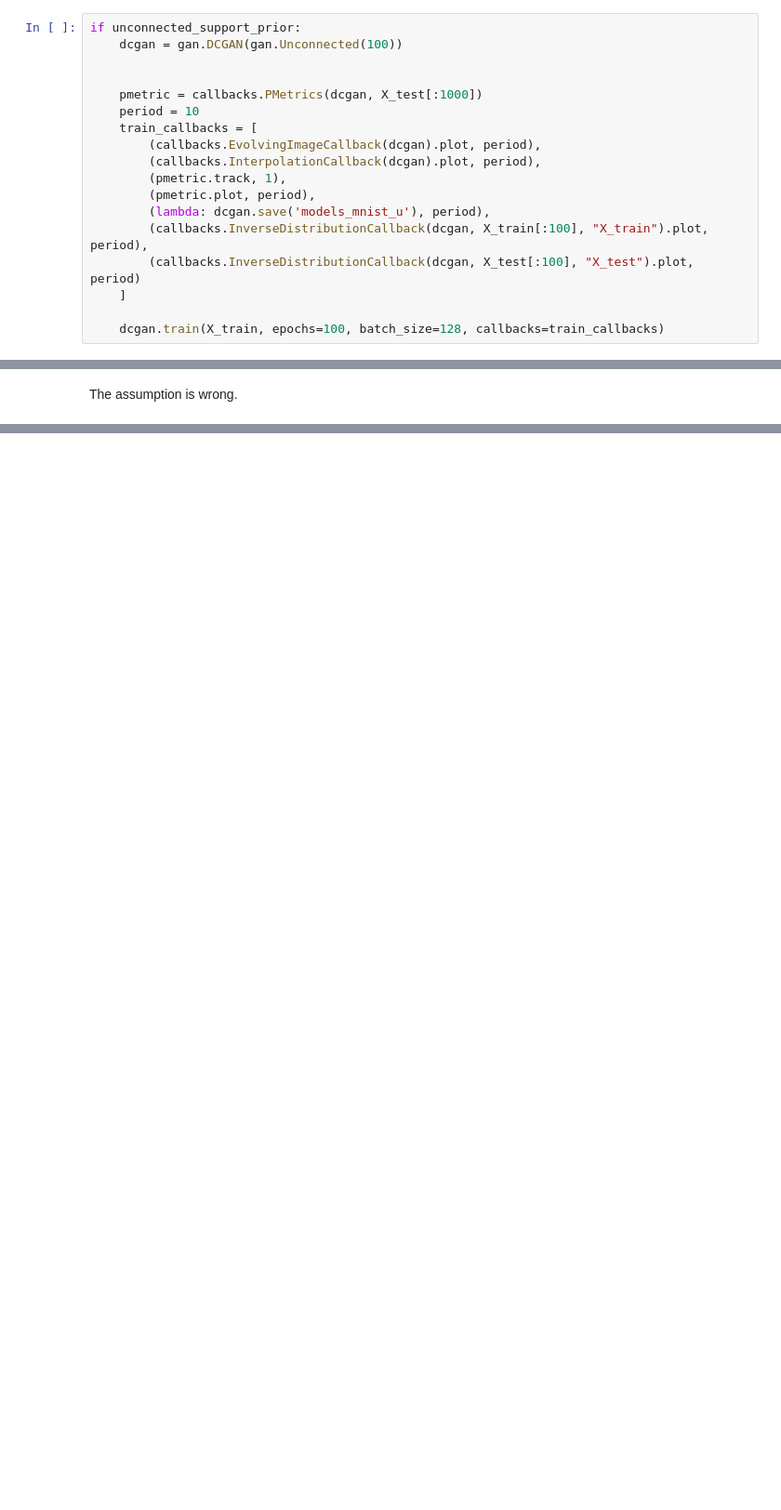
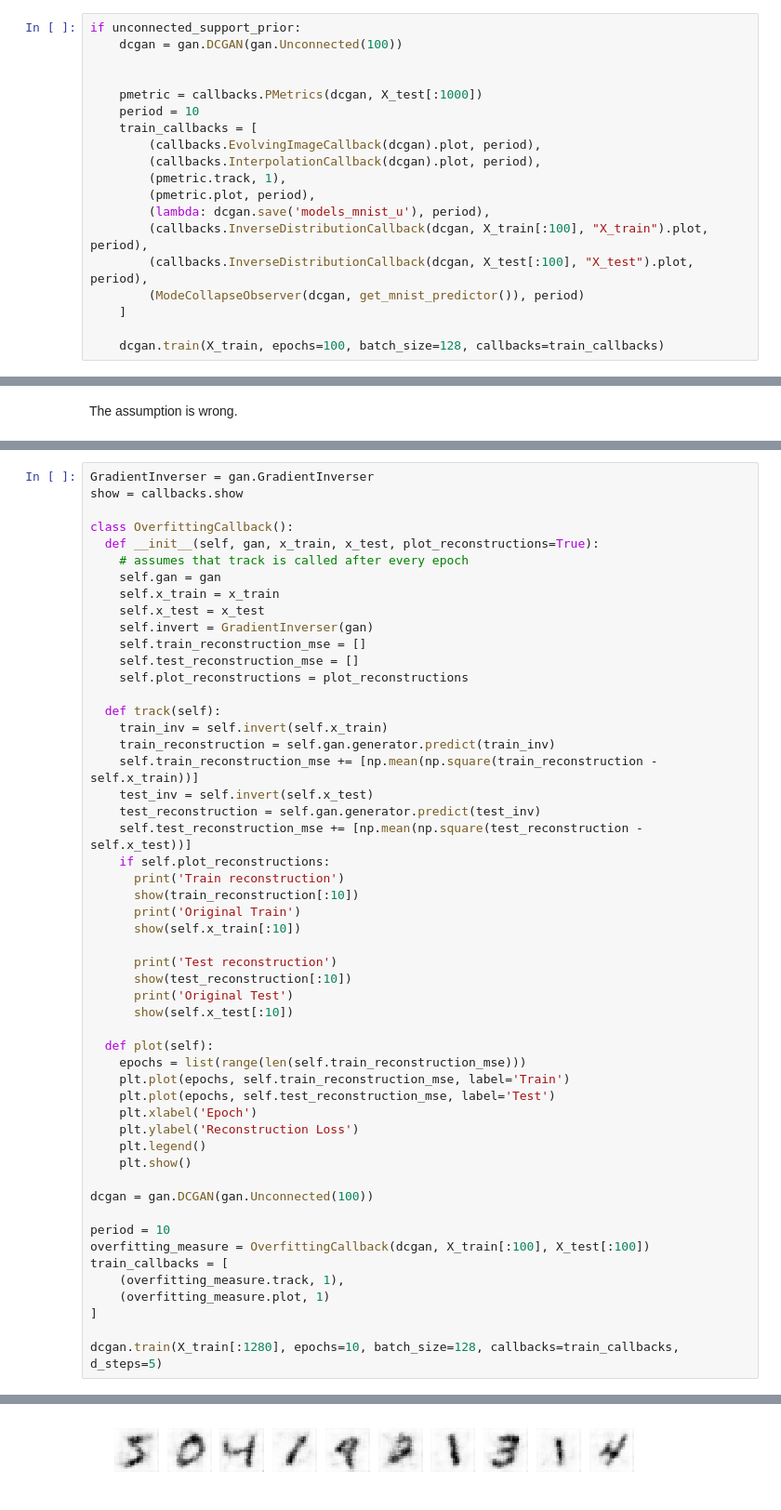
Before and after one commit to nielsrolf/GAN-TUBerlin, a Jupyter notebook: colab_gan_that_imports_from_github.ipynb, the cells around one changed output, grey strips where cells are left out. Shown: that part at 93% size. Drawn from its saved outputs; the diff is of its cells as text; blank space fills up the shorter version.

```diff
--- a/colab_gan_that_imports_from_github.ipynb
+++ b/colab_gan_that_imports_from_github.ipynb
@@ -138,7 +97,8 @@ if unconnected_support_prior:
         (pmetric.plot, period),
         (lambda: dcgan.save('models_mnist_u'), period),
         (callbacks.InverseDistributionCallback(dcgan, X_train[:100], "X_train").plot, period),
-        (callbacks.InverseDistributionCallback(dcgan, X_test[:100], "X_test").plot, period)
+        (callbacks.InverseDistributionCallback(dcgan, X_test[:100], "X_test").plot, period),
+        (ModeCollapseObserver(dcgan, get_mnist_predictor()), period)
     ]
 
     dcgan.train(X_train, epochs=100, batch_size=128, callbacks=train_callbacks)
@@ -284,0 +139,53 @@ collapse_observer = ModeCollapseObserver(dcgan, get_mnist_predictor())()
+# %%
+GradientInverser = gan.GradientInverser
+show = callbacks.show
+
+class OverfittingCallback():
+  def __init__(self, gan, x_train, x_test, plot_reconstructions=True):
+    # assumes that track is called after every epoch
+    self.gan = gan
+    self.x_train = x_train
+    self.x_test = x_test
+    self.invert = GradientInverser(gan)
+    self.train_reconstruction_mse = []
+    self.test_reconstruction_mse = []
+    self.plot_reconstructions = plot_reconstructions
+
+  def track(self):
+    train_inv = self.invert(self.x_train)
+    train_reconstruction = self.gan.generator.predict(train_inv)
+    self.train_reconstruction_mse += [np.mean(np.square(train_reconstruction - self.x_train))]
+    test_inv = self.invert(self.x_test)
+    test_reconstruction = self.gan.generator.predict(test_inv)
+    self.test_reconstruction_mse += [np.mean(np.square(test_reconstruction - self.x_test))]
+    if self.plot_reconstructions:
+      print('Train reconstruction')
+      show(train_reconstruction[:10])
+      print('Original Train')
+      show(self.x_train[:10])
+
+      print('Test reconstruction')
+      show(test_reconstruction[:10])
+      print('Original Test')
+      show(self.x_test[:10])
+
+  def plot(self):
+    epochs = list(range(len(self.train_reconstruction_mse)))
+    plt.plot(epochs, self.train_reconstruction_mse, label='Train')
+    plt.plot(epochs, self.test_reconstruction_mse, label='Test')
+    plt.xlabel('Epoch')
+    plt.ylabel('Reconstruction Loss')
+    plt.legend()
+    plt.show()
+
+dcgan = gan.DCGAN(gan.Unconnected(100))
+
+period = 10
+overfitting_measure = OverfittingCallback(dcgan, X_train[:100], X_test[:100])
+train_callbacks = [
+    (overfitting_measure.track, 1),
+    (overfitting_measure.plot, 1)
+]
+
+dcgan.train(X_train[:1280], epochs=10, batch_size=128, callbacks=train_callbacks, d_steps=5)
+# %% [output]
@@ -284,0 +194 @@ collapse_observer = ModeCollapseObserver(dcgan, get_mnist_predictor())()
+[figure, added]
```
Also changed, not shown: parts of 15 cells of this notebook.
